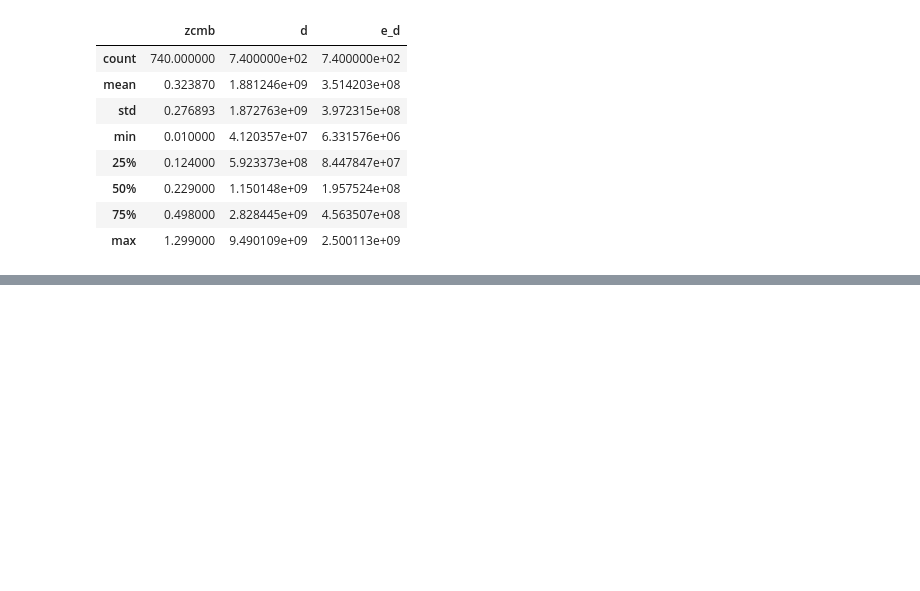
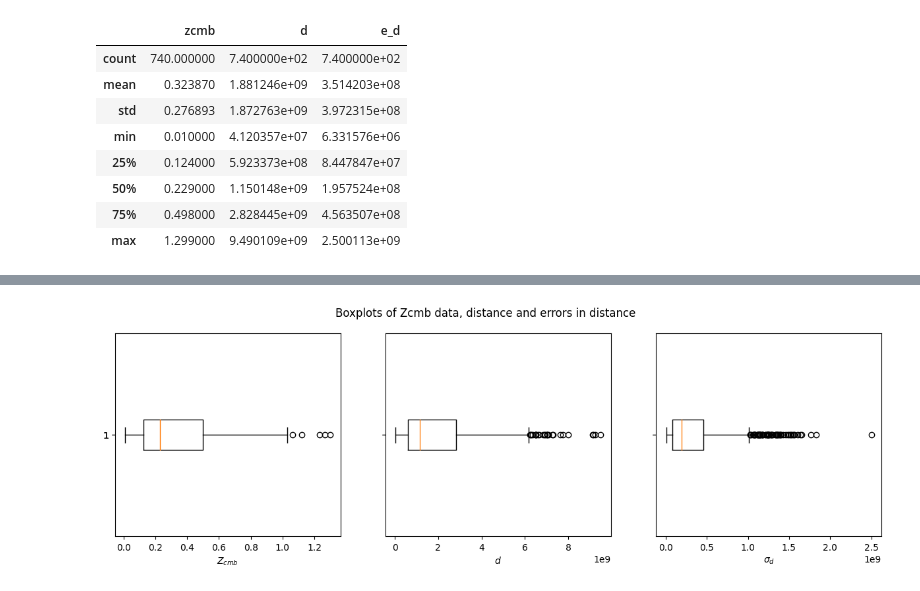
Before and after one commit to Raghuram-Veeramallu/Astro_Stat_Project2, a Jupyter notebook: Group3_Project2_DataSummary.ipynb, the cells around one changed output, grey strips where cells are left out. Cells and saved outputs as stored; diff of their text form; code cells hidden in the pictures; blank space fills up the shorter version.

```diff
--- a/Group3_Project2_DataSummary.ipynb
+++ b/Group3_Project2_DataSummary.ipynb
@@ -157,0 +186,12 @@ df.describe()
+# %%
+fig, ax = plt.subplots(1, 3, sharey=True, figsize=(15, 4))
+ax[0].boxplot(df['zcmb'], vert=False)
+ax[0].set_xlabel(r'$Z_{cmb}$')
+ax[1].boxplot(df['d'], vert=False)
+ax[1].set_xlabel(r'$d$')
+ax[2].boxplot(df['e_d'], vert=False)
+ax[2].set_xlabel(r'$\sigma_{d}$')
+fig.suptitle('Boxplots of Zcmb data, distance and errors in distance')
+fig.show()
+# %% [output]
+[figure, added]
```
Also changed, not shown: parts of 6 cells of this notebook.
